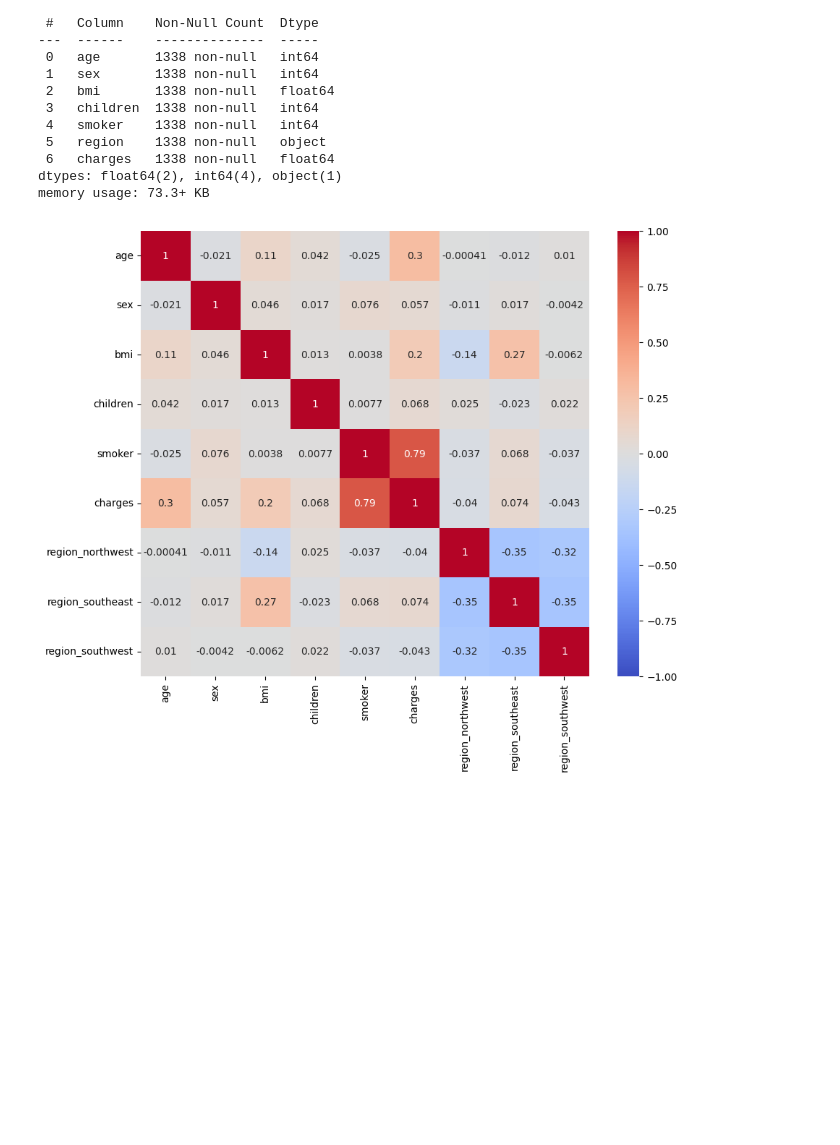
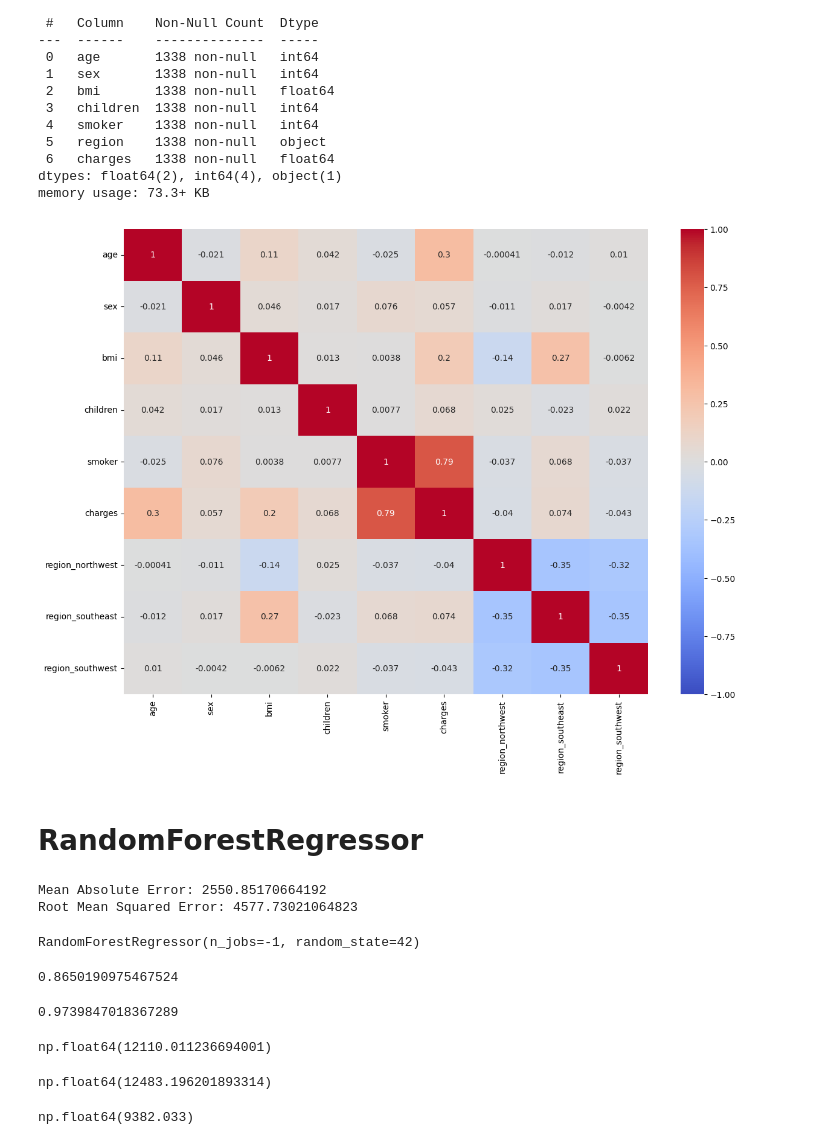
Before and after one commit to BarraHarrison/Health-Insurance-Premium-Prediction, a Jupyter notebook: health_insurance_prediction.ipynb, the cells around one changed output. Cells and saved outputs as stored; diff of their text form; code cells hidden in the pictures; blank space fills up the shorter version.

```diff
--- a/health_insurance_prediction.ipynb
+++ b/health_insurance_prediction.ipynb
@@ -109,11 +109,68 @@ memory usage: 73.3+ KB
 # %%
 import matplotlib.pyplot as plt
 import seaborn as sns
 
 data_encoded = pd.get_dummies(data_frame, drop_first=True)
 
-plt.figure(figsize=(10,8))
+plt.figure(figsize=(14,10))
 sns.heatmap(data_encoded.corr(), annot=True, cmap="coolwarm", vmin=-1, vmax=1)
 plt.show()
 # %% [output]
-[figure, old version]
+[figure, new version]
+# %% [markdown]
+# RandomForestRegressor
+# %%
+import pandas as pd
+import numpy as np
+from sklearn.model_selection import train_test_split
+from sklearn.ensemble import RandomForestRegressor
+from sklearn.metrics import mean_absolute_error, mean_squared_error
+
+# One-Hot encode Categorical Variables
+data_encoded = pd.get_dummies(data_frame, drop_first=True)
+
+# Split features and the target variable
+x = data_encoded.drop("charges", axis=1)
+y = data_encoded["charges"]
+
+# Train Test Split
+x_train, x_test, y_train, y_test = train_test_split(x, y, test_size=0.2, random_state=42)
+
+# Predictions
+y_pred = model.predict(x_test)
+
+# Evaluate Model
+mae = mean_absolute_error(y_test, y_pred)
+rmse = np.sqrt(mean_squared_error(y_test, y_pred))
+
+print(f"Mean Absolute Error: {mae}")
+print(f"Root Mean Squared Error: {rmse}")
+# %% [output]
+Mean Absolute Error: 2550.85170664192
+Root Mean Squared Error: 4577.73021064823
+# %%
+# Train RandomForestRegressor Model
+model = RandomForestRegressor(n_jobs=-1, random_state=42)
+model.fit(x_train, y_train)
+# %% [output]
+RandomForestRegressor(n_jobs=-1, random_state=42)
+# %%
+model.score(x_test, y_test)
+# %% [output]
+0.8650190975467524
+# %%
+model.score(x_train, y_train)
+# %% [output]
+0.9739847018367289
+# %%
+data_frame.charges.std()
+# %% [output]
+np.float64(12110.011236694001)
+# %%
+y_test.std()
+# %% [output]
+np.float64(12483.196201893314)
+# %%
+data_frame.charges.median()
+# %% [output]
+np.float64(9382.033)
```
Also changed, not shown: parts of 1 cell of this notebook.
